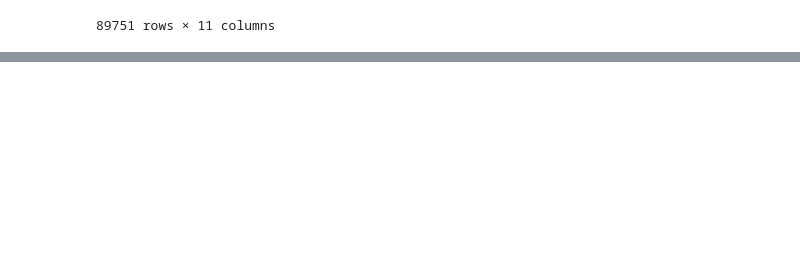
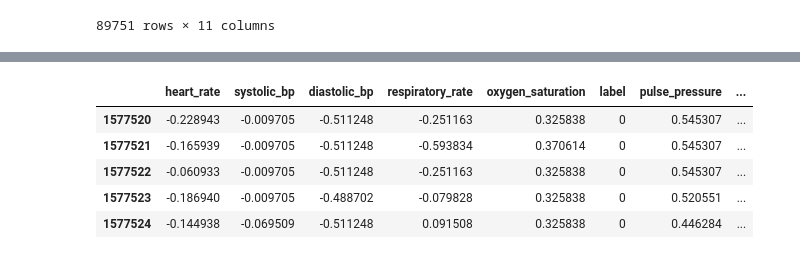
Before and after one commit to Sahillionaire/medhack, a Jupyter notebook: small_tracts/NeuralNetworkModel.ipynb, the cells around one changed output, grey strips where cells are left out. Cells and saved outputs as stored; diff of their text form; code cells hidden in the pictures; blank space fills up the shorter version.

```diff
--- a/small_tracts/NeuralNetworkModel.ipynb
+++ b/small_tracts/NeuralNetworkModel.ipynb
@@ -170,0 +266,2 @@ train_df.head()
+# %%
+train_df = train_df.drop(['timestamp', 'encounter_id'], axis=1)
@@ -170,0 +270,13 @@ train_df.head()
+# %%
+from sklearn.preprocessing import StandardScaler
+
+sc = StandardScaler()
+cols = ['heart_rate', 'systolic_bp', 'diastolic_bp', 'respiratory_rate', 'oxygen_saturation', 'pulse_pressure', 'MAP', 'shock_index',	'hr_roll_mean_60s',	'spo2_roll_mean_60s',	'hr_roll_std_60s',	'hr_delta',	'spo2_delta',	'hr_slope_60s']
+# %%
+import numpy as np
+
+train_df[train_df["shock_index"] == np.inf]
+train_df["shock_index"] = train_df["shock_index"].replace([np.inf, -np.inf], np.nan)
+median_value = train_df["shock_index"].median()
+print(median_value)
+train_df["shock_index"].fillna(median_value, inplace=True)
@@ -170,0 +305,11 @@ train_df.head()
+# %%
+train_df[cols] = sc.fit_transform(train_df[cols])
+
+train_df.head()
+# %% [output]
+|  | heart_rate | systolic_bp | diastolic_bp | respiratory_rate | oxygen_saturation | label | pulse_pressure | ... |
+| 1577520 | -0.228943 | -0.009705 | -0.511248 | -0.251163 | 0.325838 | 0 | 0.545307 | ... |
+| 1577521 | -0.165939 | -0.009705 | -0.511248 | -0.593834 | 0.370614 | 0 | 0.545307 | ... |
+| 1577522 | -0.060933 | -0.009705 | -0.511248 | -0.251163 | 0.325838 | 0 | 0.545307 | ... |
+| 1577523 | -0.186940 | -0.009705 | -0.488702 | -0.079828 | 0.325838 | 0 | 0.520551 | ... |
+| 1577524 | -0.144938 | -0.069509 | -0.511248 | 0.091508 | 0.325838 | 0 | 0.446284 | ... |
```
Also changed, not shown: parts of 13 cells of this notebook.
